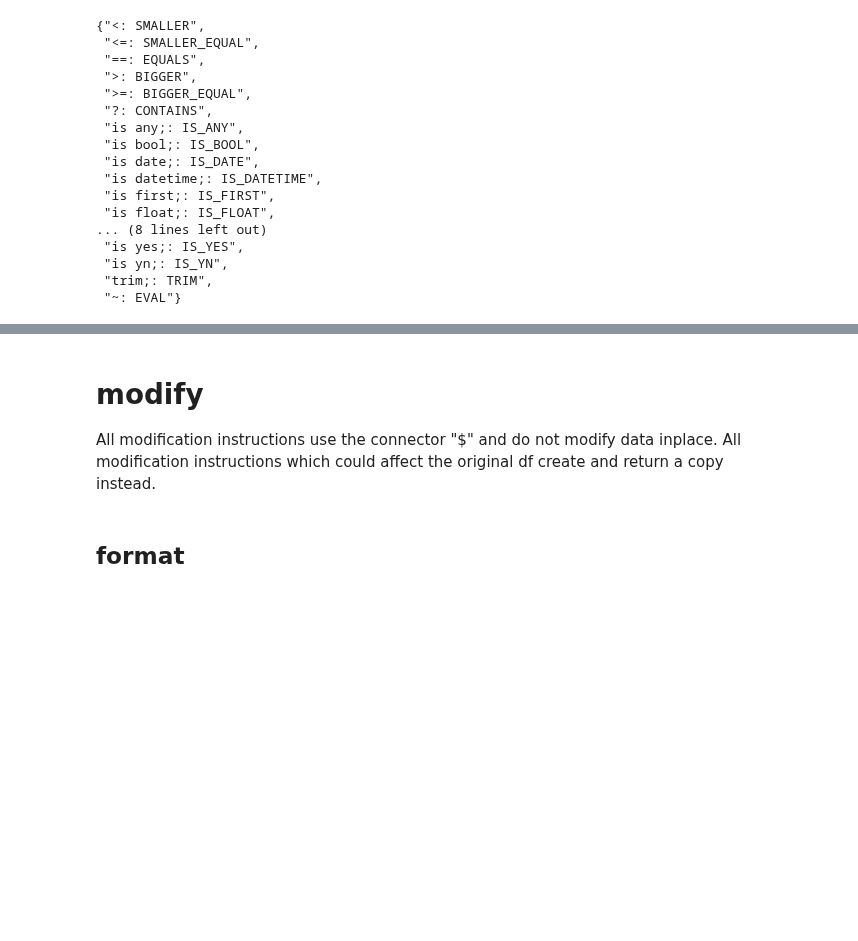
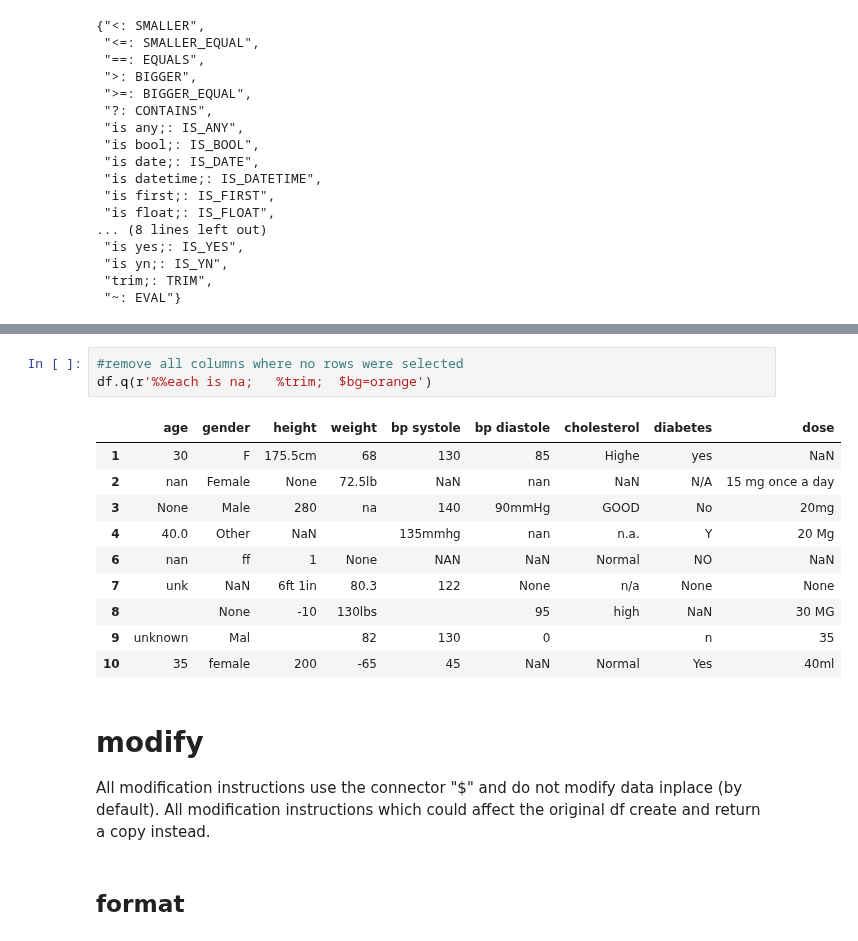
Before and after one commit to MartinVoelkl94/qplib_dev, a Jupyter notebook: interactive_demo.ipynb, the cells around one changed output, grey strips where cells are left out. Saved outputs shown, nothing was run; the diff lists cells and outputs as text; blank space fills up the shorter version.

```diff
--- a/interactive_demo.ipynb
+++ b/interactive_demo.ipynb
@@ -540,7 +568,21 @@ qp.qlang.OPERATORS.by_trait['select']
+# %%
+#remove all columns where no rows were selected
+df.q(r'%%each is na;   %trim;  $bg=orange')
+# %% [output]
+|  | age | gender | height | weight | bp systole | bp diastole | cholesterol | diabetes | dose |
+| 1 | 30 | F | 175.5cm | 68 | 130 | 85 | Highe | yes | NaN |
+| 2 | nan | Female | None | 72.5lb | NaN | nan | NaN | N/A | 15 mg once a day |
+| 3 | None | Male | 280 | na | 140 | 90mmHg | GOOD | No | 20mg |
+| 4 | 40.0 | Other | NaN |  | 135mmhg | nan | n.a. | Y | 20 Mg |
+| 6 | nan | ff | 1 | None | NAN | NaN | Normal | NO | NaN |
+| 7 | unk | NaN | 6ft 1in | 80.3 | 122 | None | n/a | None | None |
+| 8 |  | None | -10 | 130lbs |  | 95 | high | NaN | 30 MG |
+| 9 | unknown | Mal |  | 82 | 130 | 0 |  | n | 35 |
+| 10 | 35 | female | 200 | -65 | 45 | NaN | Normal | Yes | 40ml |
 # %% [markdown]
 # modify
 
-All modification instructions use the connector "$" and do not modify data inplace. All modification instructions which could affect the original df create and return a copy instead.
+All modification instructions use the connector "$" and do not modify data inplace (by default). All modification instructions which could affect the original df create and return a copy instead.
 # %% [markdown]
 ## format
 # %%
```
Also changed, not shown: parts of 25 cells of this notebook, 1 other file.
